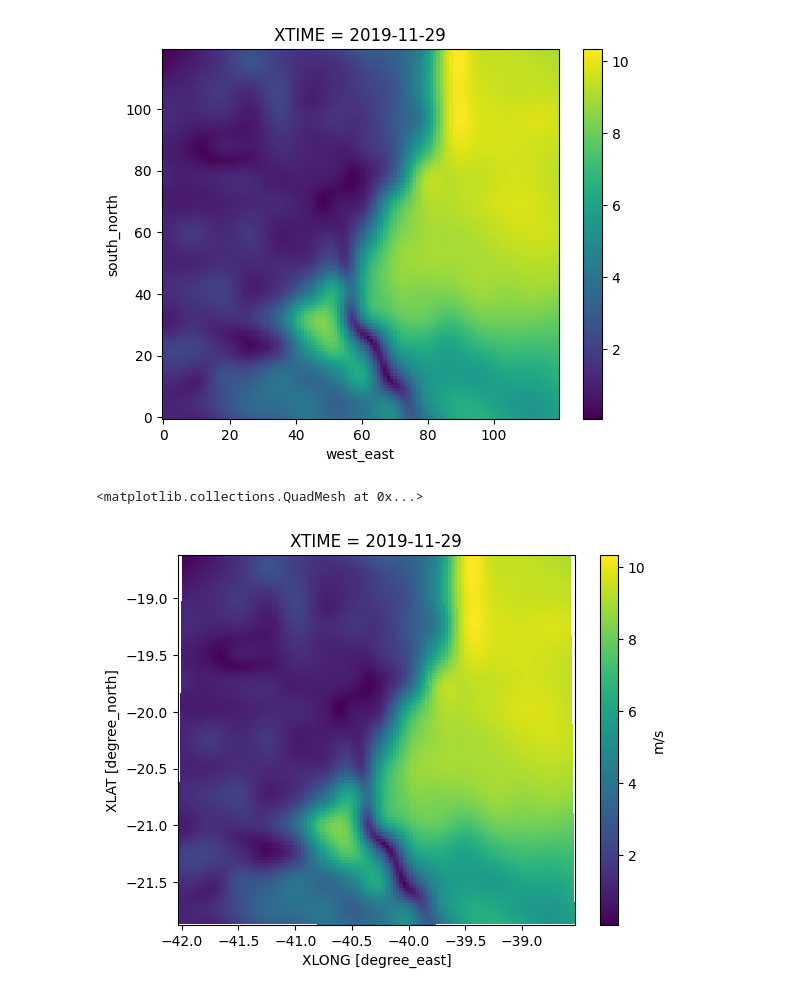
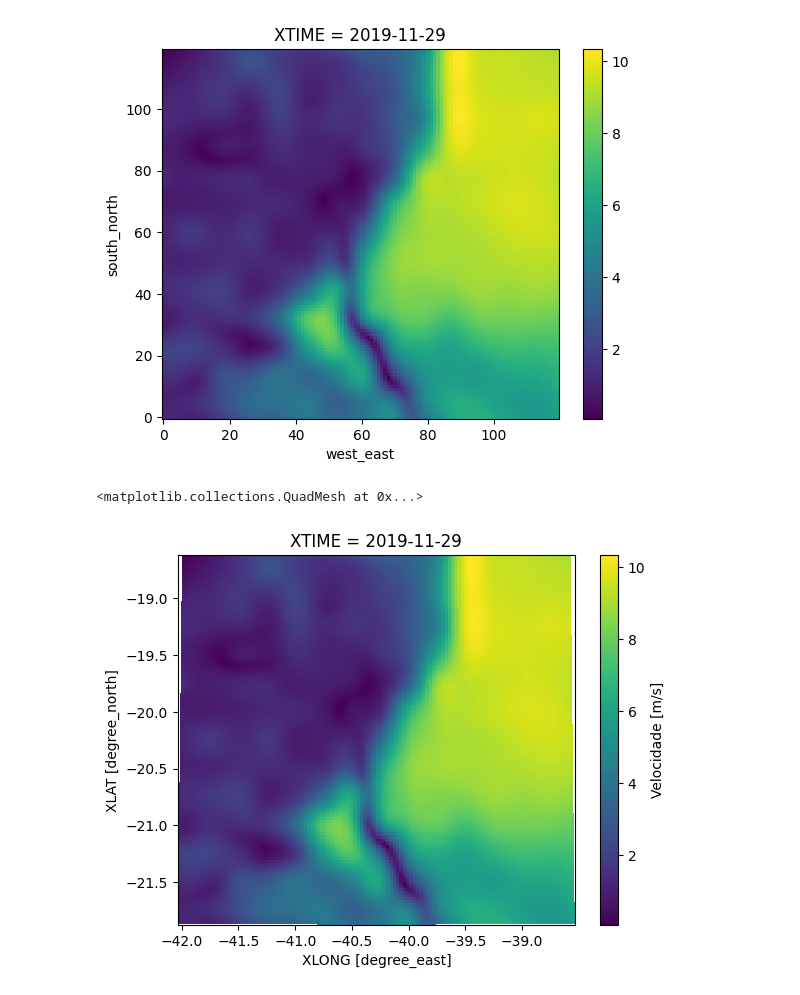
Before and after one commit to georgynio/python_aulas, a Jupyter notebook: Exercicios/Exemplos_base/dados_nc_2.ipynb, the cells around one changed output. Cells and saved outputs as stored; diff of their text form; code cells hidden in the pictures.

```diff
--- a/Exercicios/Exemplos_base/dados_nc_2.ipynb
+++ b/Exercicios/Exemplos_base/dados_nc_2.ipynb
@@ -118,7 +168,7 @@ vel.plot()
 <matplotlib.collections.QuadMesh at 0x...>
 [figure]
 # %%
-vel.plot(x='XLONG', y='XLAT', cbar_kwargs={'label': 'm/s'})
+vel.plot(x='XLONG', y='XLAT', cbar_kwargs={'label': 'Velocidade [m/s]'})
 # %% [output]
 <matplotlib.collections.QuadMesh at 0x...>
-[figure, old version]
+[figure, new version]
```
Also changed, not shown: parts of 5 cells of this notebook.
